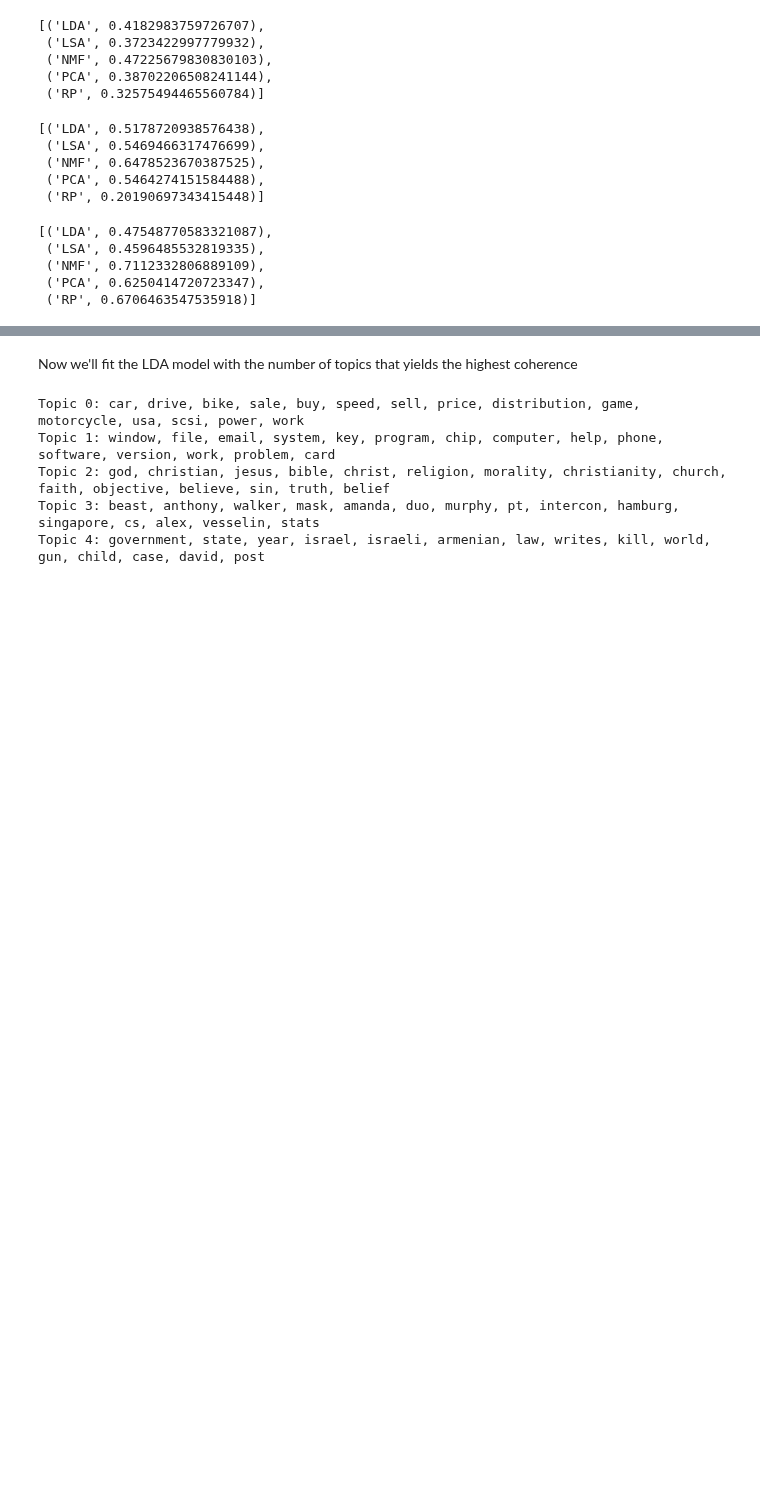
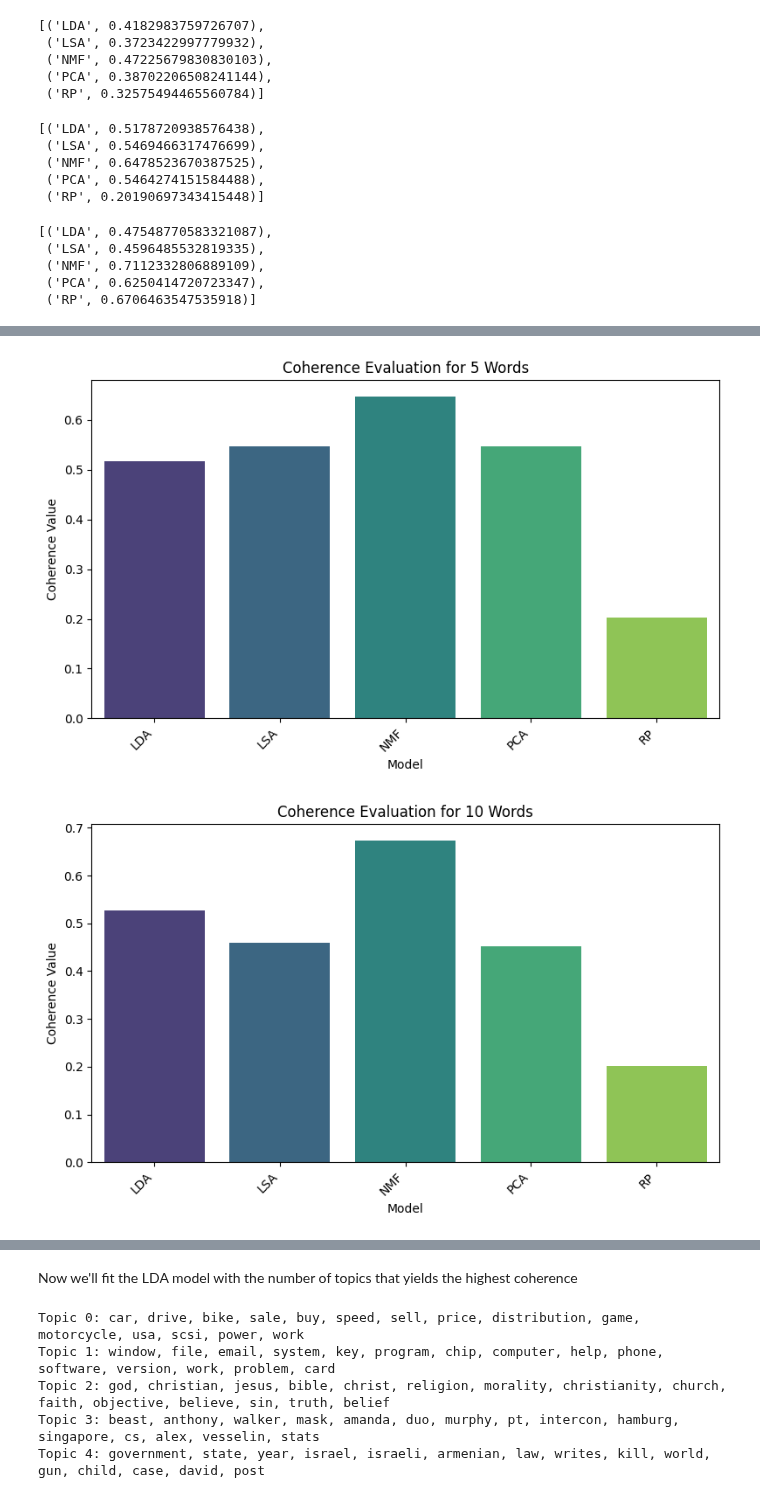
Before and after one commit to AndreFerrero/topic-modelling, a Jupyter notebook: scripts/models.ipynb, the cells around one changed output, grey strips where cells are left out. Saved outputs shown, nothing was run; the diff lists cells and outputs as text; code cells hidden in the pictures; blank space fills up the shorter version.

Commit message:
created graphs

```diff
--- a/scripts/models.ipynb
+++ b/scripts/models.ipynb
@@ -109,20 +110,23 @@ evaluation_by_words[10000]
  ('NMF', 0.7112332806889109),
  ('PCA', 0.6250414720723347),
  ('RP', 0.6706463547535918)]
-# %%
-def plots(parameters, evaluation):
-    for n in parameters:
-        metrics = evaluation[n]
 # %%
-# Plotting separate bar plots for each word count
-for n_words, metrics_words in evaluation_by_words.items():
-    model_names, coherence_values = zip(*metrics_words)
+def plots(evaluation):
+    for n_words, metrics_words in evaluation.items():
+        model_names, coherence_values = zip(*metrics_words)
 
-    plt.figure(figsize=(8, 5))
-    plt.bar(model_names, coherence_values, color='blue')
-    plt.xlabel('Model')
-    plt.ylabel('Coherence Value')
-    plt.title(f'Coherence Evaluation for {n_words} Words')
-    plt.xticks(rotation=45, ha='right')
-    plt.tight_layout()
-    plt.show()
+        # Create a DataFrame for easy plotting with Seaborn
+        data = {'Model': model_names, 'Coherence Value': coherence_values}
+        df = pd.DataFrame(data)
+
+        plt.figure(figsize=(8, 5))
+
+        # Use Seaborn's barplot with the hue parameter
+        sns.barplot(x='Model', y='Coherence Value', data=df, hue='Model', palette='viridis')
+
+        plt.xlabel('Model')
+        plt.ylabel('Coherence Value')
+        plt.title(f'Coherence Evaluation for {n_words} Words')
+        plt.xticks(rotation=45, ha='right')
+        plt.tight_layout()
+        plt.show()
@@ -133,0 +133,5 @@ for n_words, metrics_words in evaluation_by_words.items():
+# %%
+plots(evaluation_by_topics)
+# %% [output]
+[figure, added]
+[figure, added]
```
Also changed, not shown: parts of 4 cells of this notebook.
